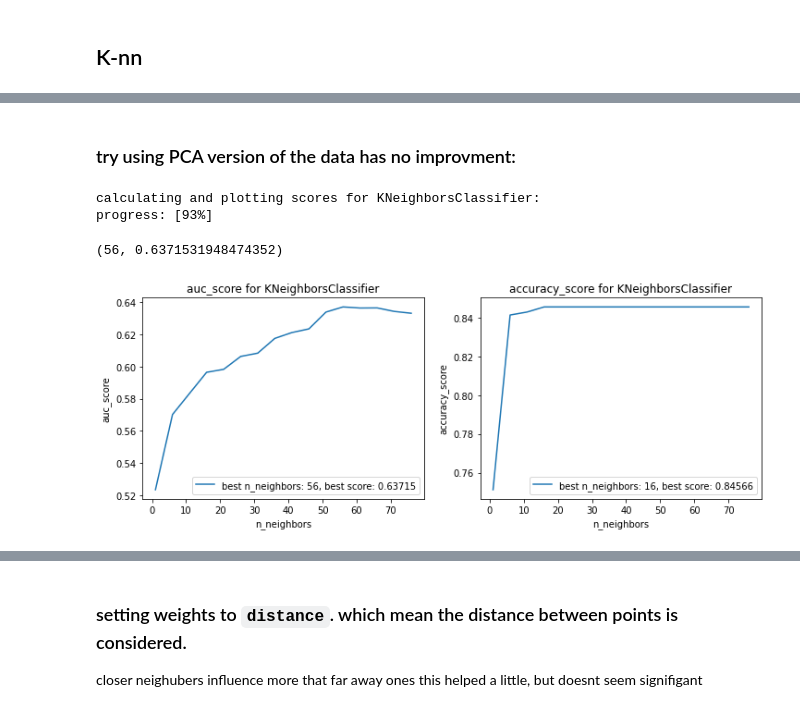
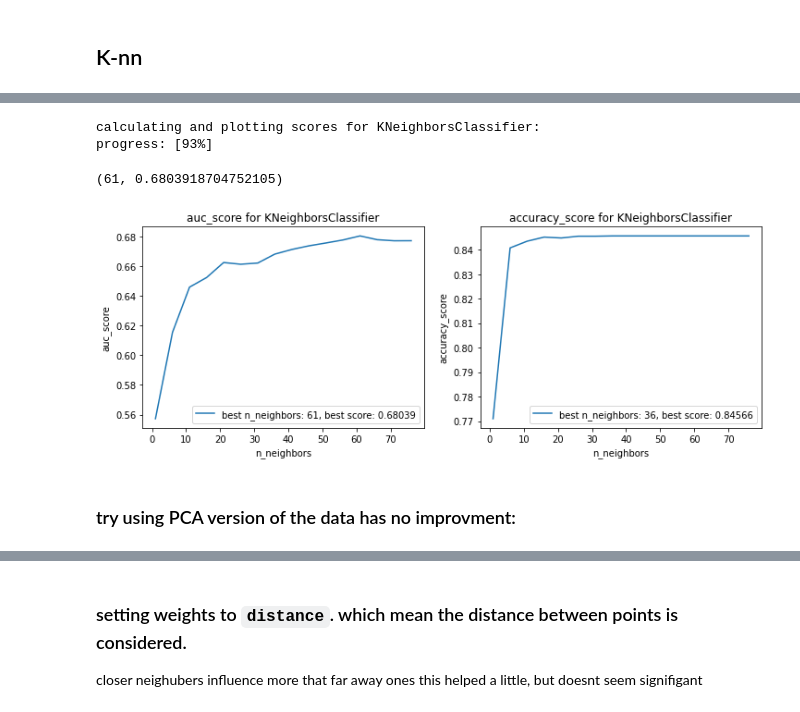
Before and after one commit to MrPupik/INTO_TO_ML, a Jupyter notebook: project/itay_nb.ipynb, the cells around one changed output, grey strips where cells are left out. Cells and saved outputs as stored; diff of their text form; code cells hidden in the pictures.

```diff
--- a/project/itay_nb.ipynb
+++ b/project/itay_nb.ipynb
@@ -1235,25 +1242,16 @@ progress: [95%]
 # %%
 
 ns = [n for n in range(1,80,5)]
-args = {"n_neighbors":5, "weights":'uniform', "algorithm":'auto', "leaf_size":30, "p":2,
+args = {"weights":'uniform', "algorithm":'auto', "leaf_size":30, "p":2,
         "metric": 'minkowski', "metric_params": None, "n_jobs": None}
 
 
 plot_scores(model_class=KNeighborsClassifier, arg_name="n_neighbors",
             arg_values=ns, other_args=args, scoring=(auc_score, accuracy_score))
+# %% [output]
+calculating and plotting scores for KNeighborsClassifier:
+progress: [93%]
+(61, 0.6803918704752105)
+[figure, added]
 # %% [markdown]
 ### try using PCA version of the data has no improvment:
-# %%
-
-ns = [n for n in range(40,60,2)]
-args = {"n_neighbors":5, "weights":'uniform', "algorithm":'auto', "leaf_size":30, "p":2,
-        "metric": 'minkowski', "metric_params": None, "n_jobs": None}
-
-
-plot_scores(model_class=KNeighborsClassifier, arg_name="n_neighbors",
-            arg_values=ns, other_args=args, scoring=(auc_score, accuracy_score),xt=X_train_pca)
-# %% [output]
-calculating and plotting scores for KNeighborsClassifier:
-progress: [93%]
-(56, 0.6371531948474352)
-[figure, removed]
```
Also changed, not shown: parts of 34 cells of this notebook.
